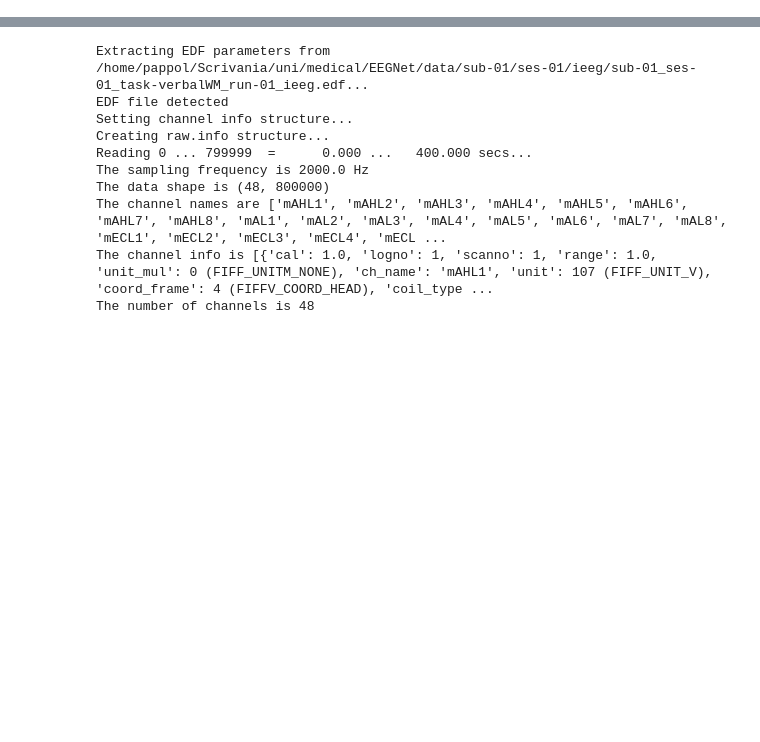
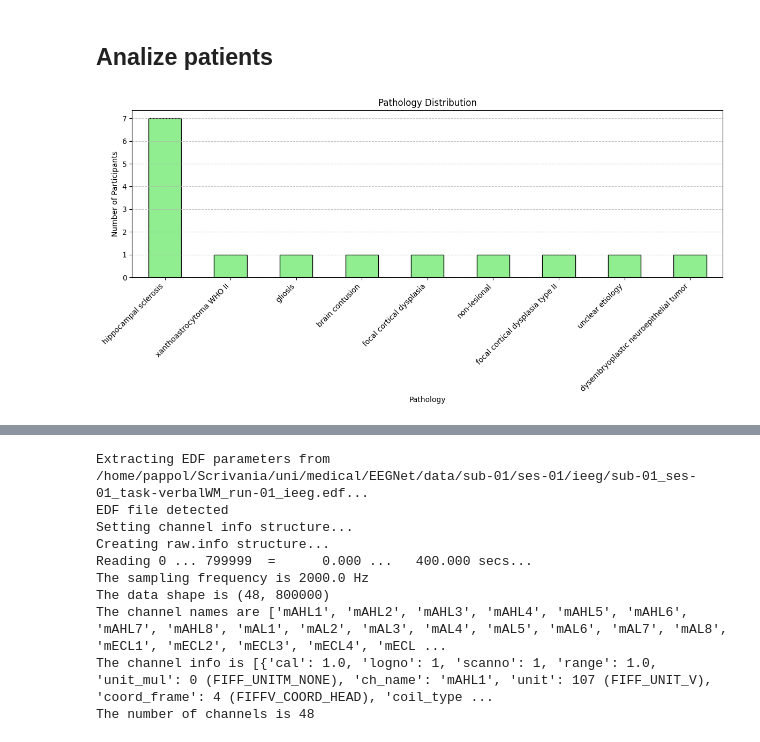
Before and after one commit to Pappol/EEGNet-improved, a Jupyter notebook: EEGNet.ipynb, the cells around one changed output, grey strips where cells are left out. Saved outputs shown, nothing was run; the diff lists cells and outputs as text; code cells hidden in the pictures; blank space fills up the shorter version.

Commit message:
graphs generation

```diff
--- a/EEGNet.ipynb
+++ b/EEGNet.ipynb
@@ -3,0 +6,20 @@ import mne
+# %% [markdown]
+## Analize patients
+# %%
+#import tsv participant data
+data = pd.read_csv('data/participants.tsv', sep='\t')
+
+# Plotting the Pathology Distribution (Top 10 for clarity)
+pathology_counts = data['pathology'].value_counts()
+
+plt.figure(figsize=(12, 6))
+pathology_counts.plot(kind='bar', color='lightgreen', edgecolor='black')
+plt.title('Pathology Distribution')
+plt.xlabel('Pathology')
+plt.ylabel('Number of Participants')
+plt.xticks(rotation=45, ha='right')
+plt.grid(axis='y', linestyle='--', alpha=0.7)
+plt.tight_layout()
+plt.show()
+# %% [output]
+[figure, added]
```
Also changed, not shown: parts of 8 cells of this notebook, 3 other files.
